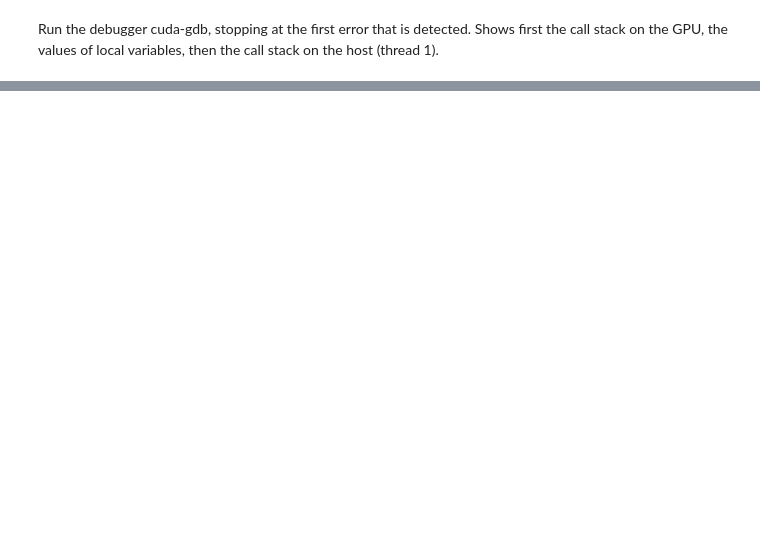
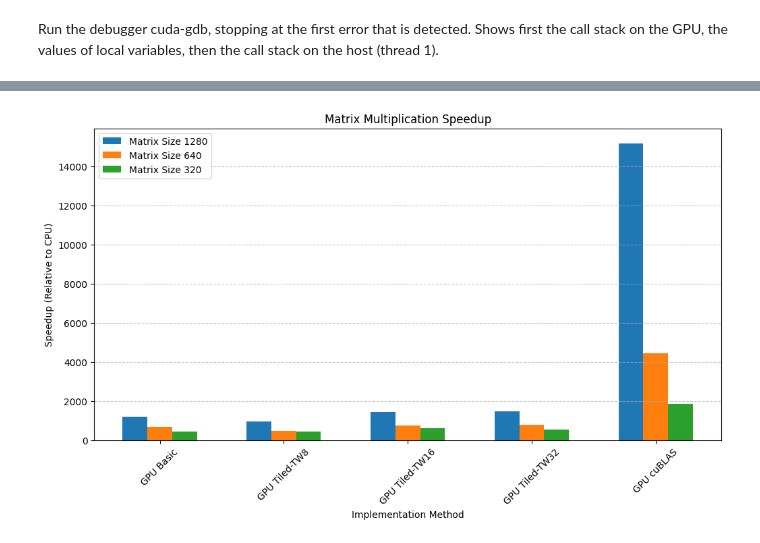
Before and after one commit to GLorenzo679/IA307-GPU-for-Deep-Learning, a Jupyter notebook: TP3/Matrix_Multiplication.ipynb, the cells around one changed output, grey strips where cells are left out. Saved outputs shown, nothing was run; the diff lists cells and outputs as text; code cells hidden in the pictures; blank space fills up the shorter version.

```diff
--- a/TP3/Matrix_Multiplication.ipynb
+++ b/TP3/Matrix_Multiplication.ipynb
@@ -590,0 +664,31 @@ Using host libthread_db library "/lib/x86_64-linux-gnu/libthread_db.so.1".
+# %%
+def plot_speedup(execution_times, m_size, labels):
+    num_methods = len(labels) - 1
+    num_sizes = len(m_size)
+
+    # Compute speedup: CPU time divided by other method times
+    speedup_matrix = np.array([
+        [run["CPU"] / run[label] for label in labels[1:]]
+        for run in execution_times
+    ])
+
+    x = np.arange(num_methods)
+    width = 0.2
+
+    plt.figure(figsize=(12, 6))
+
+    for i, (size, speedups) in enumerate(zip(m_size, speedup_matrix)):
+        plt.bar(x + i * width, speedups, width, label=f'Matrix Size {size}')
+
+    plt.xlabel("Implementation Method")
+    plt.ylabel("Speedup (Relative to CPU)")
+    plt.title("Matrix Multiplication Speedup")
+    plt.xticks(x + width, labels[1:], rotation=45)
+    plt.legend()
+    plt.grid(axis='y', linestyle='--', alpha=0.7)
+
+    plt.show()
+
+plot_speedup(execution_times, m_size, labels)
+# %% [output]
+[figure, added]
```
Also changed, not shown: parts of 14 cells of this notebook.
